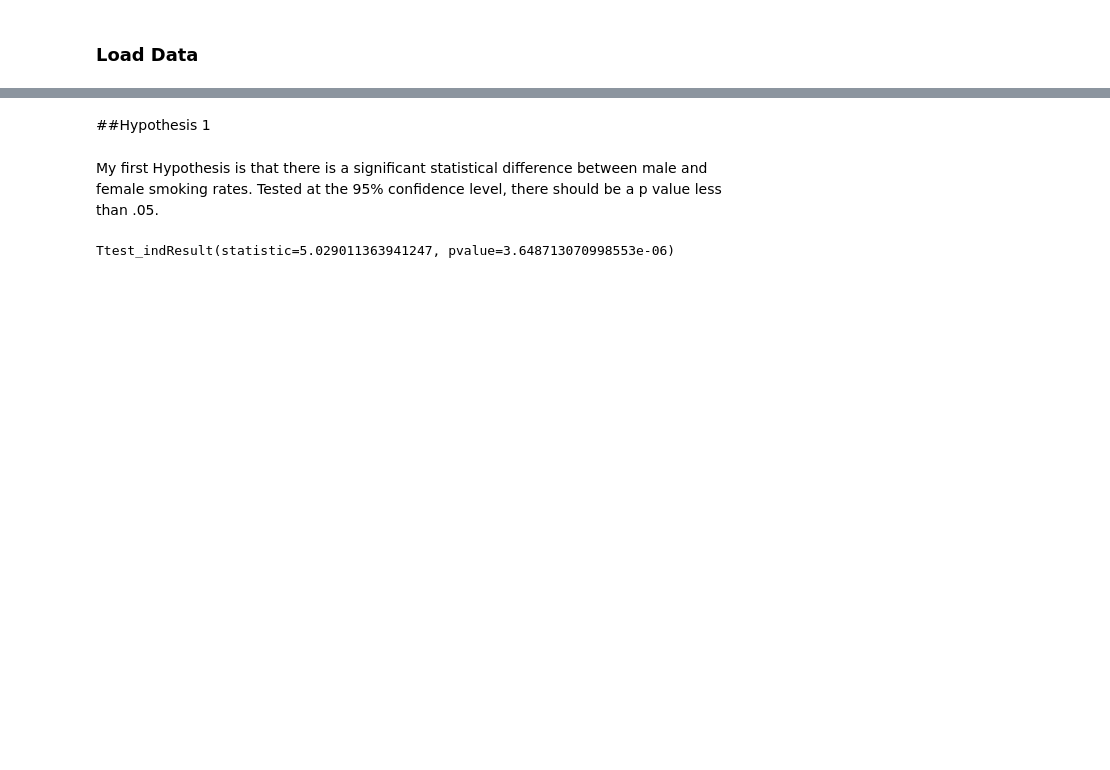
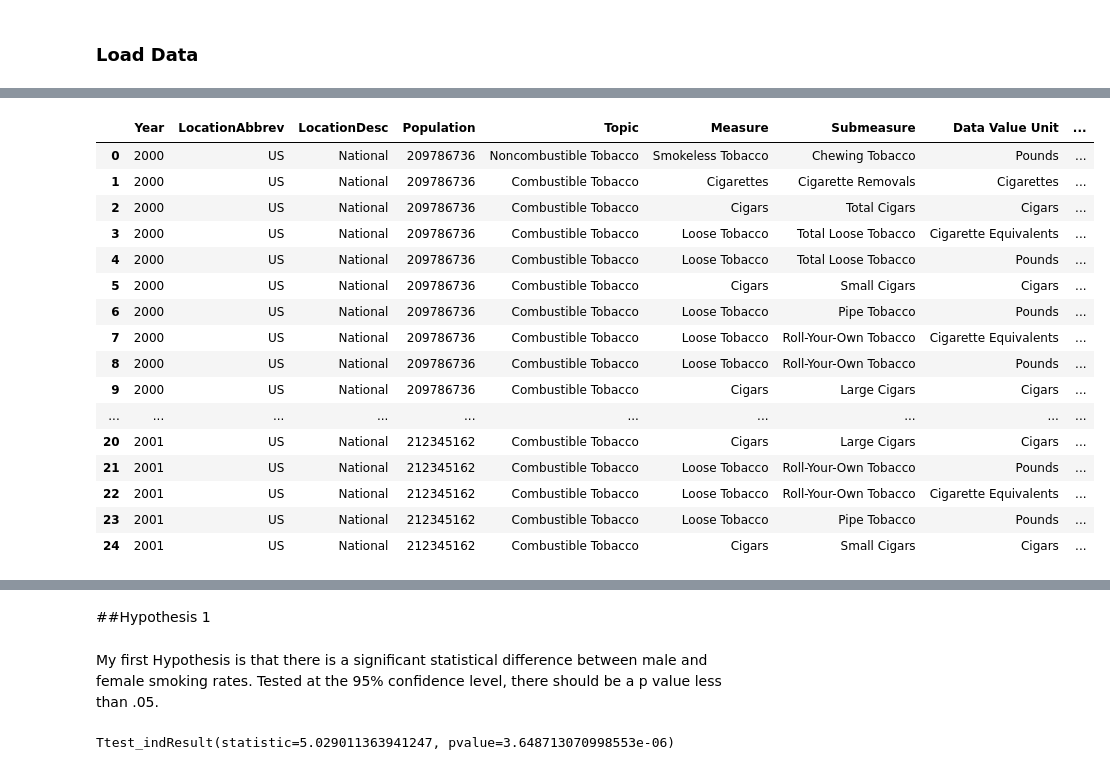
Before and after one commit to andrewbeckster/Smoking-and-Tobacco-Analysis, a Jupyter notebook: Smoking_and_Tobacco_Consumption.ipynb, the cells around one changed output, grey strips where cells are left out. Saved outputs shown, nothing was run; the diff lists cells and outputs as text; code cells hidden in the pictures; blank space fills up the shorter version.

```diff
--- a/Smoking_and_Tobacco_Consumption.ipynb
+++ b/Smoking_and_Tobacco_Consumption.ipynb
@@ -46,3 +46,6 @@ gender_df = smoking_df[(smoking_df['GENDER'])!= 'Total']
 male_df2 = male_df[(male_df['YEAR']>= 2000)]
 female_df2 = female_df[(female_df['YEAR']>= 2000)]
 gender_df2 = gender_df[(gender_df['YEAR']>= 2000)]
+# %%
+tobacco_df1=tobacco_df1['Population'] = tobacco_df1['Population'].str.replace(',','')
+tobacco_df1=tobacco_df1['Total'] = tobacco_df1['Total'].str.replace(',','')
@@ -57,0 +121,20 @@ capita_df=tobacco_df1.loc[(tobacco_df1['Submeasure'] == 'Total Combustible Tobac
+# %%
+tobacco_df1.head(25)
+# %% [output]
+|  | Year | LocationAbbrev | LocationDesc | Population | Topic | Measure | Submeasure | Data Value Unit | ... |
+| 0 | 2000 | US | National | 209786736 | Noncombustible Tobacco | Smokeless Tobacco | Chewing Tobacco | Pounds | ... |
+| 1 | 2000 | US | National | 209786736 | Combustible Tobacco | Cigarettes | Cigarette Removals | Cigarettes | ... |
+| 2 | 2000 | US | National | 209786736 | Combustible Tobacco | Cigars | Total Cigars | Cigars | ... |
+| 3 | 2000 | US | National | 209786736 | Combustible Tobacco | Loose Tobacco | Total Loose Tobacco | Cigarette Equivalents | ... |
+| 4 | 2000 | US | National | 209786736 | Combustible Tobacco | Loose Tobacco | Total Loose Tobacco | Pounds | ... |
+| 5 | 2000 | US | National | 209786736 | Combustible Tobacco | Cigars | Small Cigars | Cigars | ... |
+| 6 | 2000 | US | National | 209786736 | Combustible Tobacco | Loose Tobacco | Pipe Tobacco | Pounds | ... |
+| 7 | 2000 | US | National | 209786736 | Combustible Tobacco | Loose Tobacco | Roll-Your-Own Tobacco | Cigarette Equivalents | ... |
+| 8 | 2000 | US | National | 209786736 | Combustible Tobacco | Loose Tobacco | Roll-Your-Own Tobacco | Pounds | ... |
+| 9 | 2000 | US | National | 209786736 | Combustible Tobacco | Cigars | Large Cigars | Cigars | ... |
+| ... | ... | ... | ... | ... | ... | ... | ... | ... | ... |
+| 20 | 2001 | US | National | 212345162 | Combustible Tobacco | Cigars | Large Cigars | Cigars | ... |
+| 21 | 2001 | US | National | 212345162 | Combustible Tobacco | Loose Tobacco | Roll-Your-Own Tobacco | Pounds | ... |
+| 22 | 2001 | US | National | 212345162 | Combustible Tobacco | Loose Tobacco | Roll-Your-Own Tobacco | Cigarette Equivalents | ... |
+| 23 | 2001 | US | National | 212345162 | Combustible Tobacco | Loose Tobacco | Pipe Tobacco | Pounds | ... |
+| 24 | 2001 | US | National | 212345162 | Combustible Tobacco | Cigars | Small Cigars | Cigars | ... |
```
Also changed, not shown: parts of 8 cells of this notebook.
